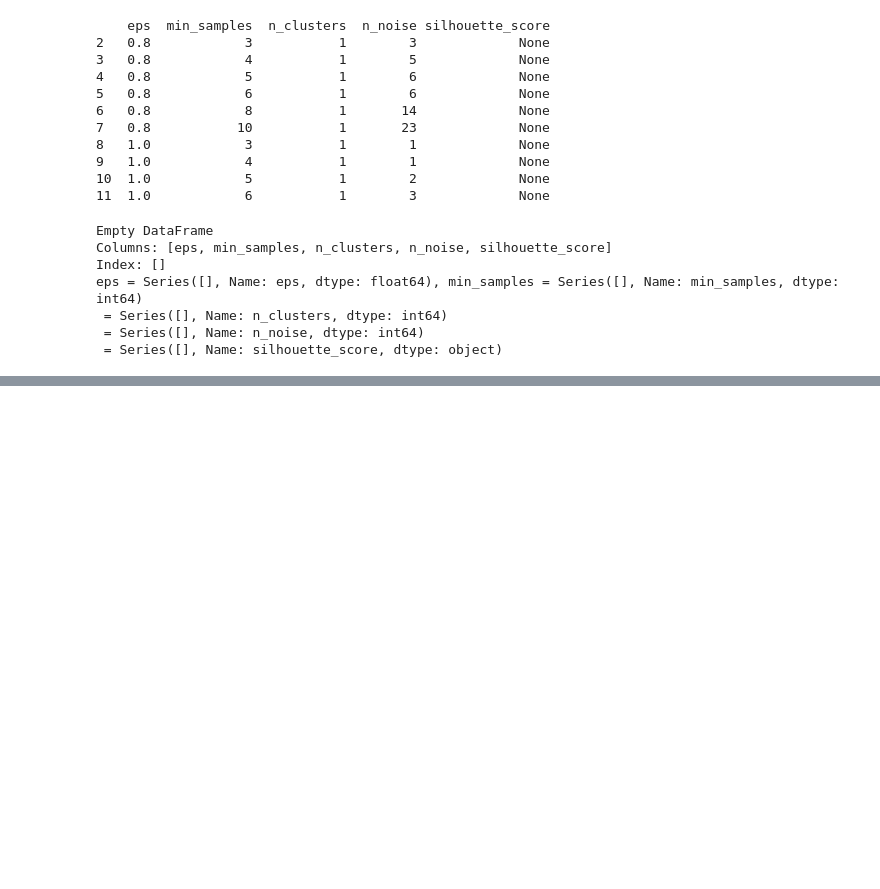
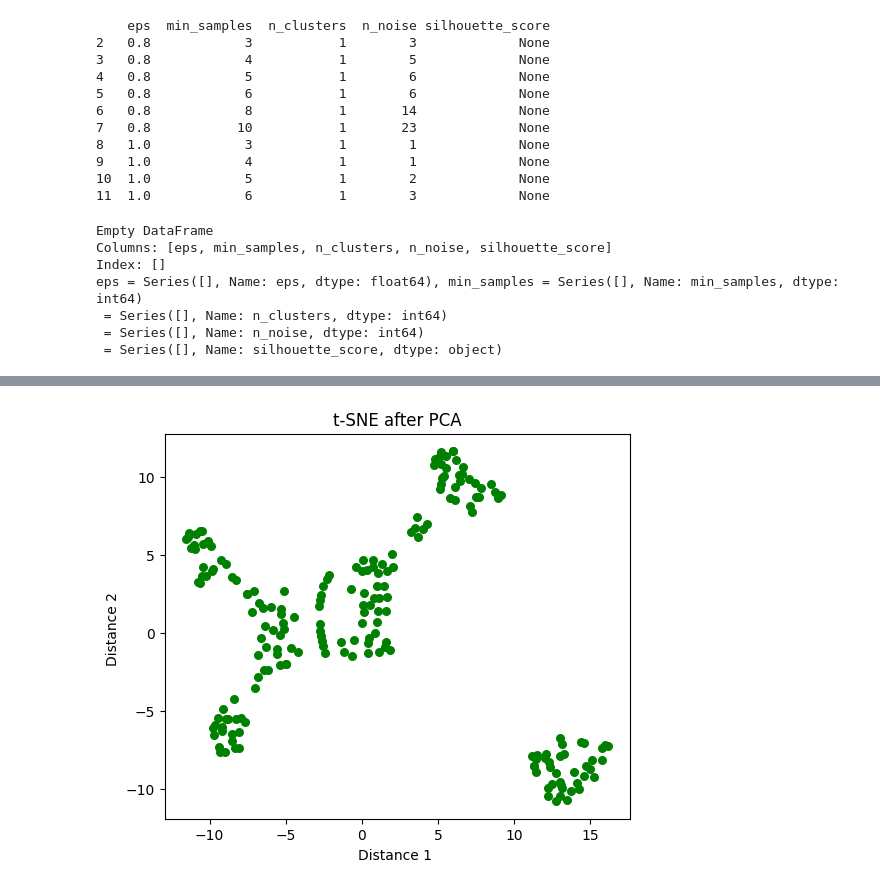
Before and after one commit to hamza-alkaabneh/project, a Jupyter notebook: lobani.ipynb, the cells around one changed output, grey strips where cells are left out. Saved outputs shown, nothing was run; the diff lists cells and outputs as text; code cells hidden in the pictures; blank space fills up the shorter version.

```diff
--- a/lobani.ipynb
+++ b/lobani.ipynb
@@ -143,0 +235,12 @@ eps = Series([], Name: eps, dtype: float64), min_samples = Series([], Name: min_
+# %%
+tsne_after_pca = TSNE(n_components=2, random_state=42)
+X_tsne_pca = tsne_after_pca.fit_transform(X_pca)
+
+plt.figure(figsize=(6, 5))
+plt.scatter(X_tsne_pca[:, 0], X_tsne_pca[:, 1], c='green', s=30)
+plt.title("t-SNE after PCA")
+plt.xlabel("Distance 1 ")
+plt.ylabel("Distance 2 ")
+plt.show()
+# %% [output]
+[figure, added]
```
Also changed, not shown: parts of 11 cells of this notebook.
